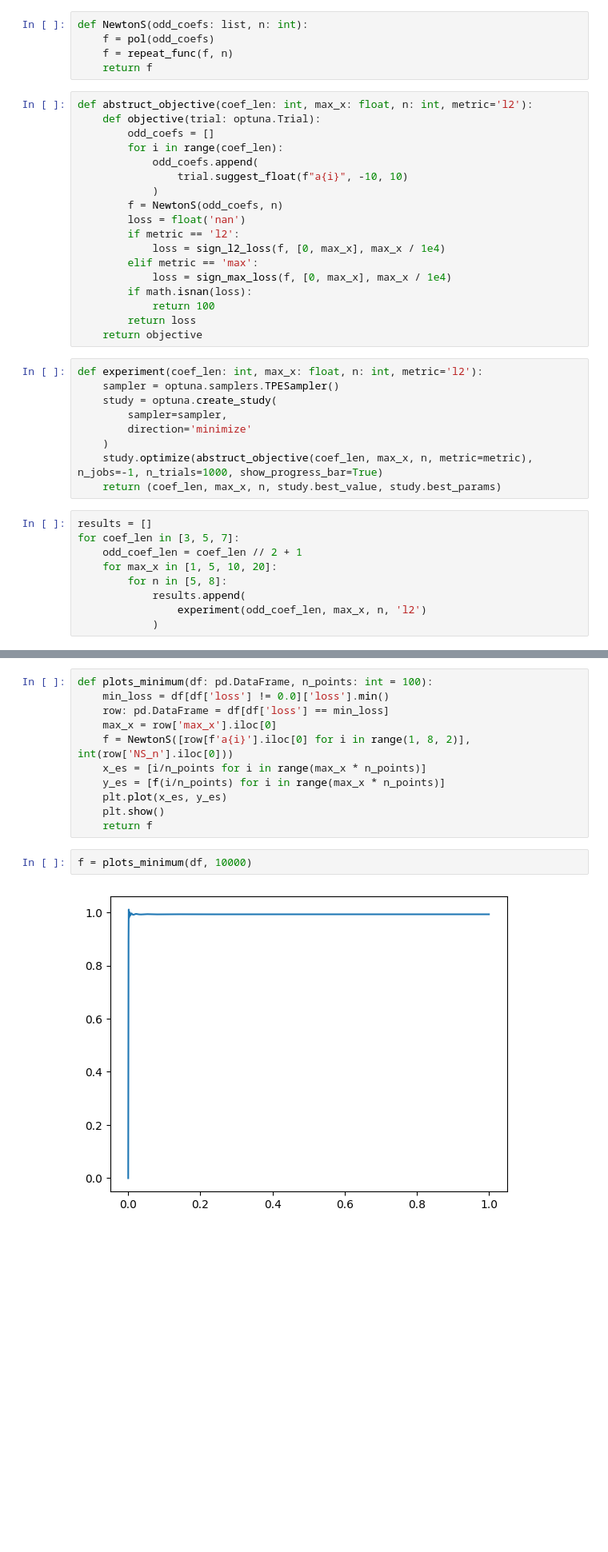
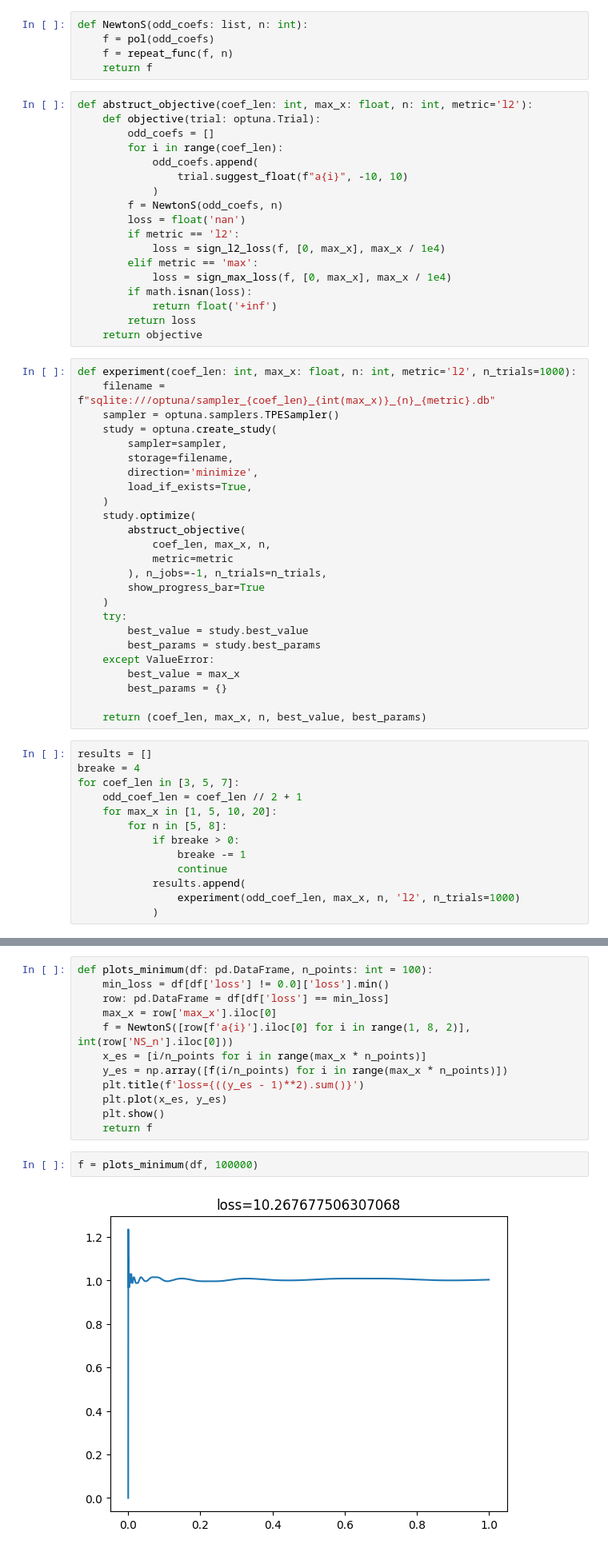
Before and after one commit to Dont4rootMe/muon-annealing, a Jupyter notebook: optuna.ipynb, the cells around one changed output, grey strips where cells are left out. Shown at 80% size. Drawn from its saved outputs; the diff is of its cells as text; blank space fills up the shorter version.

```diff
--- a/optuna.ipynb
+++ b/optuna.ipynb
@@ -80,26 +89,46 @@ def abstruct_objective(coef_len: int, max_x: float, n: int, metric='l2'):
         elif metric == 'max':
             loss = sign_max_loss(f, [0, max_x], max_x / 1e4)
         if math.isnan(loss):
-            return 100
+            return float('+inf')
         return loss
     return objective
 # %%
-def experiment(coef_len: int, max_x: float, n: int, metric='l2'):
+def experiment(coef_len: int, max_x: float, n: int, metric='l2', n_trials=1000):
+    filename = f"sqlite:///optuna/sampler_{coef_len}_{int(max_x)}_{n}_{metric}.db"
     sampler = optuna.samplers.TPESampler()
     study = optuna.create_study(
         sampler=sampler,
-        direction='minimize'
+        storage=filename,
+        direction='minimize',
+        load_if_exists=True,
     )
-    study.optimize(abstruct_objective(coef_len, max_x, n, metric=metric), n_jobs=-1, n_trials=1000, show_progress_bar=True)
-    return (coef_len, max_x, n, study.best_value, study.best_params)
+    study.optimize(
+        abstruct_objective(
+            coef_len, max_x, n,
+            metric=metric
+        ), n_jobs=-1, n_trials=n_trials,
+        show_progress_bar=True
+    )
+    try:
+        best_value = study.best_value
+        best_params = study.best_params
+    except ValueError:
+        best_value = max_x
+        best_params = {}
+
+    return (coef_len, max_x, n, best_value, best_params)
 # %%
 results = []
+breake = 4
 for coef_len in [3, 5, 7]:
     odd_coef_len = coef_len // 2 + 1
     for max_x in [1, 5, 10, 20]:
         for n in [5, 8]:
+            if breake > 0:
+                breake -= 1
+                continue
             results.append(
-                experiment(odd_coef_len, max_x, n, 'l2')
+                experiment(odd_coef_len, max_x, n, 'l2', n_trials=1000)
             )
 # %%
 def get_df(results: list[tuple[int, int, int, float, dict[str, float]]]):
@@ -165,12 +291,13 @@ def plots_minimum(df: pd.DataFrame, n_points: int = 100):
     max_x = row['max_x'].iloc[0]
     f = NewtonS([row[f'a{i}'].iloc[0] for i in range(1, 8, 2)], int(row['NS_n'].iloc[0]))
     x_es = [i/n_points for i in range(max_x * n_points)]
-    y_es = [f(i/n_points) for i in range(max_x * n_points)]
+    y_es = np.array([f(i/n_points) for i in range(max_x * n_points)])
+    plt.title(f'loss={((y_es - 1)**2).sum()}')
     plt.plot(x_es, y_es)
     plt.show()
     return f
 # %%
-f = plots_minimum(df, 10000)
+f = plots_minimum(df, 100000)
 # %% [output]
-[figure, old version]
+[figure, new version]
 # %%
```
Also changed, not shown: parts of 16 cells of this notebook, 56 other files.
